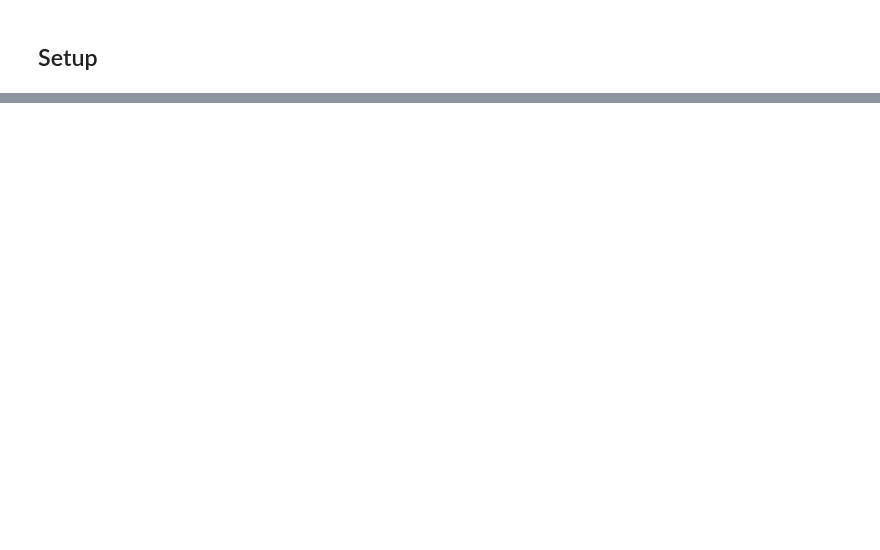
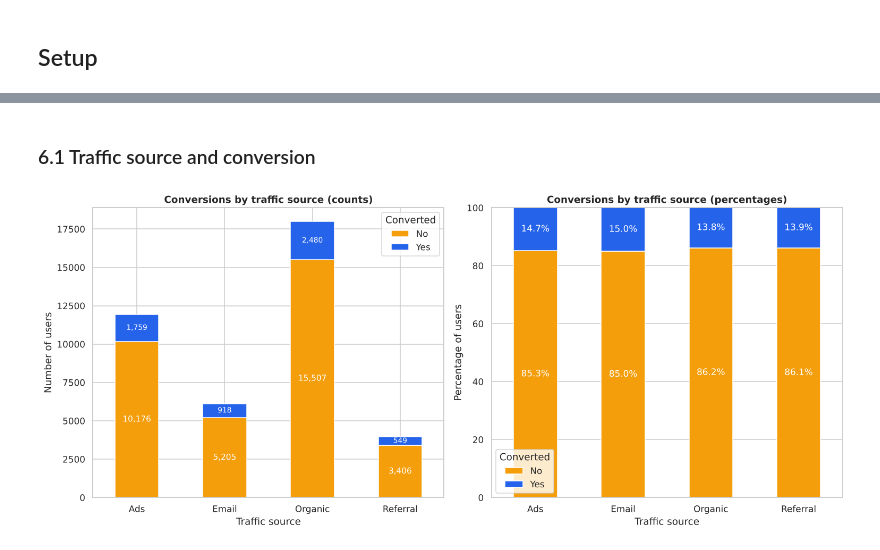
Before and after one commit to maxsantana-data2strategy/landing-page-ab-test-analysis, a Jupyter notebook: Landing_Page_AB_Test_Analysis.ipynb, the cells around one changed output, grey strips where cells are left out. Drawn from its saved outputs; the diff is of its cells as text; code cells hidden in the pictures; blank space fills up the shorter version.

```diff
--- a/Landing_Page_AB_Test_Analysis.ipynb
+++ b/Landing_Page_AB_Test_Analysis.ipynb
@@ -129,0 +39,5 @@ Charts that carry the argument, not decoration: the comparison each conclusion r
+# %%
+# Load the dataset
+df = pd.read_csv("landing_experiment.csv")
+print(f"{df.shape[0]:,} rows x {df.shape[1]} columns")
+df.head()
@@ -129,0 +563,14 @@ Charts that carry the argument, not decoration: the comparison each conclusion r
+# %%
+# Contingency table of COUNTS for the chi-square test.
+# NOTE: the test must receive counts. The statistic scales with the table total, so a
+# table normalized to percentages (total = 400 instead of 40,000) returns a meaninglessly
+# small chi-square and a large p-value.
+contingency_table = pd.crosstab(df["traffic_source"], df["converted"])
+
+# Percentages are computed separately, for reading only.
+proportions = pd.crosstab(df["traffic_source"], df["converted"], normalize="index") * 100
+
+print("Counts used for the chi-square test:")
+print(contingency_table.to_string())
+print("\nConversion rate by traffic source (%):")
+print(proportions.round(2).to_string())
@@ -129,0 +720,39 @@ Charts that carry the argument, not decoration: the comparison each conclusion r
+# %% [markdown]
+### 6.1 Traffic source and conversion
+# %%
+# Absolute counts and percentages by traffic source
+traffic_counts = contingency_table.reindex(columns=[0, 1], fill_value=0)
+traffic_percentages = traffic_counts.div(traffic_counts.sum(axis=1), axis=0) * 100
+
+fig, axes = plt.subplots(1, 2, figsize=(14, 6))
+
+traffic_counts.plot(kind="bar", stacked=True, ax=axes[0], color=["#F59E0B", "#2563EB"])
+axes[0].set_title("Conversions by traffic source (counts)")
+axes[0].set_xlabel("Traffic source")
+axes[0].set_ylabel("Number of users")
+axes[0].legend(title="Converted", labels=["No", "Yes"])
+axes[0].tick_params(axis="x", rotation=0)
+
+traffic_percentages.plot(kind="bar", stacked=True, ax=axes[1], color=["#F59E0B", "#2563EB"])
+axes[1].set_title("Conversions by traffic source (percentages)")
+axes[1].set_xlabel("Traffic source")
+axes[1].set_ylabel("Percentage of users")
+axes[1].set_ylim(0, 100)
+axes[1].legend(title="Converted", labels=["No", "Yes"])
+axes[1].tick_params(axis="x", rotation=0)
+
+for i, (not_converted, converted) in enumerate(zip(traffic_counts[0], traffic_counts[1])):
+    axes[0].text(i, not_converted / 2, f"{not_converted:,}", ha="center", va="center",
+                 color="white", fontsize=10)
+    axes[0].text(i, not_converted + converted / 2, f"{converted:,}", ha="center", va="center",
+                 color="white", fontsize=9)
+
+for i, (not_converted, converted) in enumerate(zip(traffic_percentages[0], traffic_percentages[1])):
+    axes[1].text(i, not_converted / 2, f"{not_converted:.1f}%", ha="center", va="center", color="white")
+    axes[1].text(i, not_converted + converted / 2, f"{converted:.1f}%", ha="center", va="center", color="white")
+
+plt.tight_layout()
+plt.savefig(f"{ASSETS}/figure_3_conversion_by_traffic_source.png")
+plt.show()
+# %% [output]
+[figure, added]
```
Also changed, not shown: parts of 64 cells of this notebook, 1 other file.
